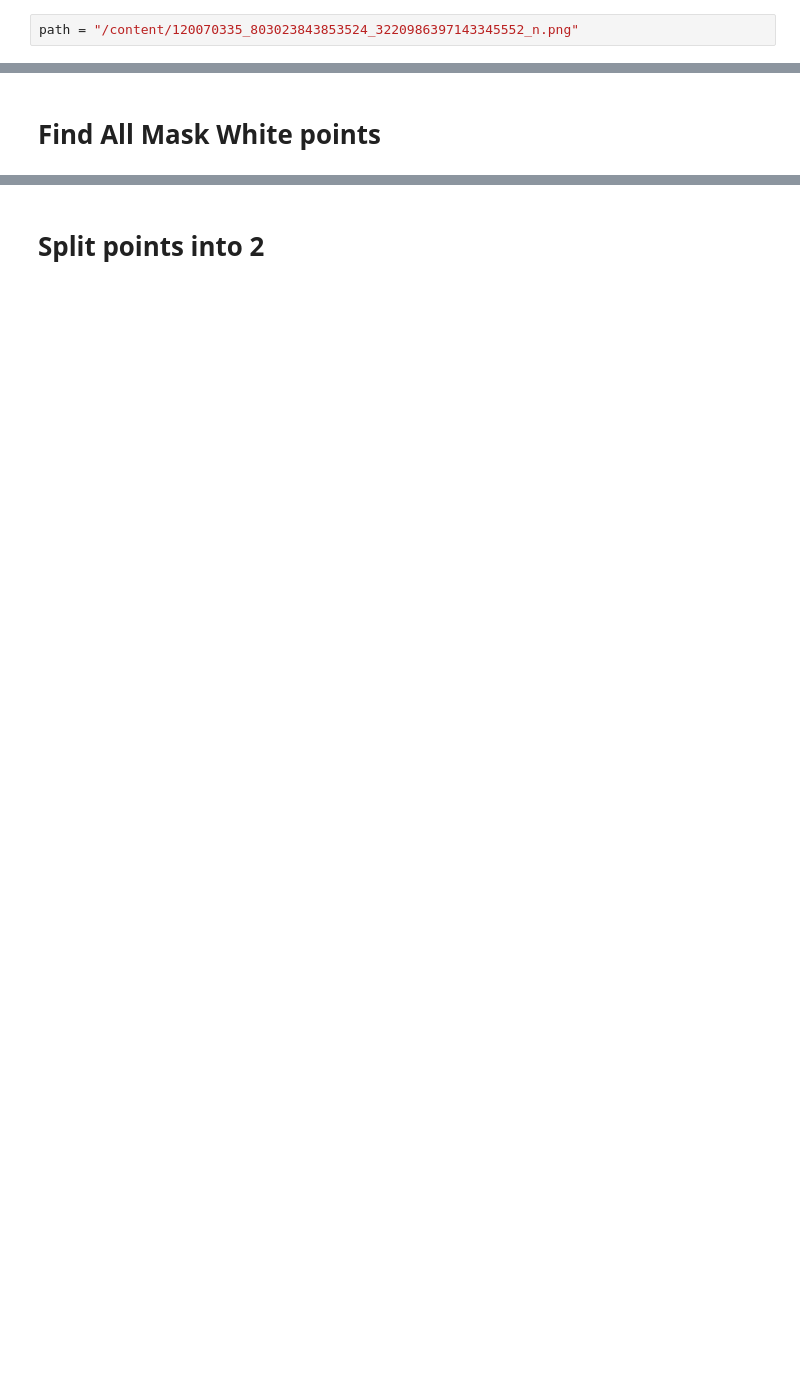
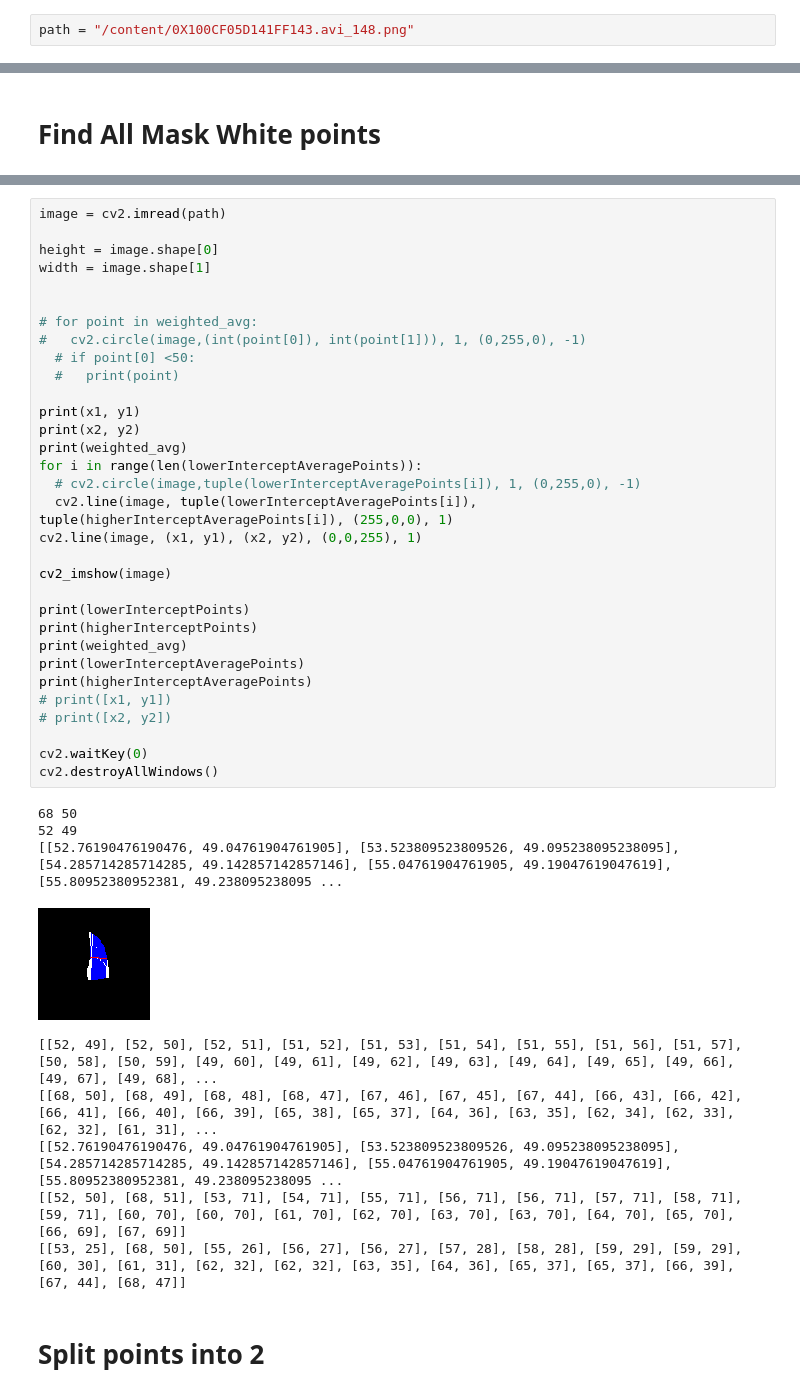
Before and after one commit to douyang/echonet-variance-in-function-analysis, a Jupyter notebook: Calculations_Analysis.ipynb, the cells around one changed output, grey strips where cells are left out. Drawn from its saved outputs; the diff is of its cells as text; blank space fills up the shorter version.

```diff
--- a/Calculations_Analysis.ipynb
+++ b/Calculations_Analysis.ipynb
@@ -8,7 +8,7 @@ import os
 import cv2
 import numpy as np
 # %%
-path = "/content/120070335_803023843853524_3220986397143345552_n.png"
+path = "/content/0X100CF05D141FF143.avi_148.png"
 # %% [markdown]
 #Get all of the coordinates of the edge of the segmented mask(Red Version)
 # %%
@@ -289,3 +477,45 @@ print(higherIntercept)
+# %%
+image = cv2.imread(path)
+
+height = image.shape[0]
+width = image.shape[1]
+
+
+# for point in weighted_avg:
+#   cv2.circle(image,(int(point[0]), int(point[1])), 1, (0,255,0), -1)
+  # if point[0] <50:
+  #   print(point)
+
+print(x1, y1)
+print(x2, y2)
+print(weighted_avg)
+for i in range(len(lowerInterceptAveragePoints)):
+  # cv2.circle(image,tuple(lowerInterceptAveragePoints[i]), 1, (0,255,0), -1)
+  cv2.line(image, tuple(lowerInterceptAveragePoints[i]), tuple(higherInterceptAveragePoints[i]), (255,0,0), 1)
+cv2.line(image, (x1, y1), (x2, y2), (0,0,255), 1)
+
+cv2_imshow(image)
+
+print(lowerInterceptPoints)
+print(higherInterceptPoints)
+print(weighted_avg)
+print(lowerInterceptAveragePoints)
+print(higherInterceptAveragePoints)
+# print([x1, y1])
+# print([x2, y2])
+
+cv2.waitKey(0)
+cv2.destroyAllWindows()
+# %% [output]
+68 50
+52 49
+[[52.76190476190476, 49.04761904761905], [53.523809523809526, 49.095238095238095], [54.285714285714285, 49.142857142857146], [55.04761904761905, 49.19047619047619], [55.80952380952381, 49.238095238095 ...
+[figure, added]
+[[52, 49], [52, 50], [52, 51], [51, 52], [51, 53], [51, 54], [51, 55], [51, 56], [51, 57], [50, 58], [50, 59], [49, 60], [49, 61], [49, 62], [49, 63], [49, 64], [49, 65], [49, 66], [49, 67], [49, 68], ...
+[[68, 50], [68, 49], [68, 48], [68, 47], [67, 46], [67, 45], [67, 44], [66, 43], [66, 42], [66, 41], [66, 40], [66, 39], [65, 38], [65, 37], [64, 36], [63, 35], [62, 34], [62, 33], [62, 32], [61, 31], ...
+[[52.76190476190476, 49.04761904761905], [53.523809523809526, 49.095238095238095], [54.285714285714285, 49.142857142857146], [55.04761904761905, 49.19047619047619], [55.80952380952381, 49.238095238095 ...
+[[52, 50], [68, 51], [53, 71], [54, 71], [55, 71], [56, 71], [56, 71], [57, 71], [58, 71], [59, 71], [60, 70], [60, 70], [61, 70], [62, 70], [63, 70], [63, 70], [64, 70], [65, 70], [66, 69], [67, 69]]
+[[53, 25], [68, 50], [55, 26], [56, 27], [56, 27], [57, 28], [58, 28], [59, 29], [59, 29], [60, 30], [61, 31], [62, 32], [62, 32], [63, 35], [64, 36], [65, 37], [65, 37], [66, 39], [67, 44], [68, 47]]
 # %% [markdown]
 # Split points into 2
 # %%
```
Also changed, not shown: parts of 17 cells of this notebook.
